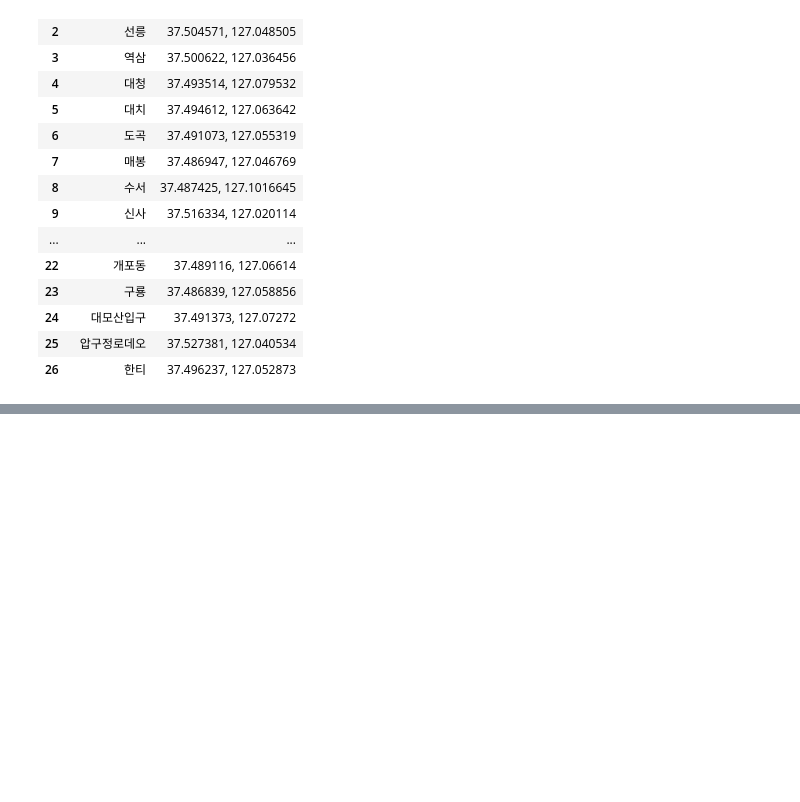
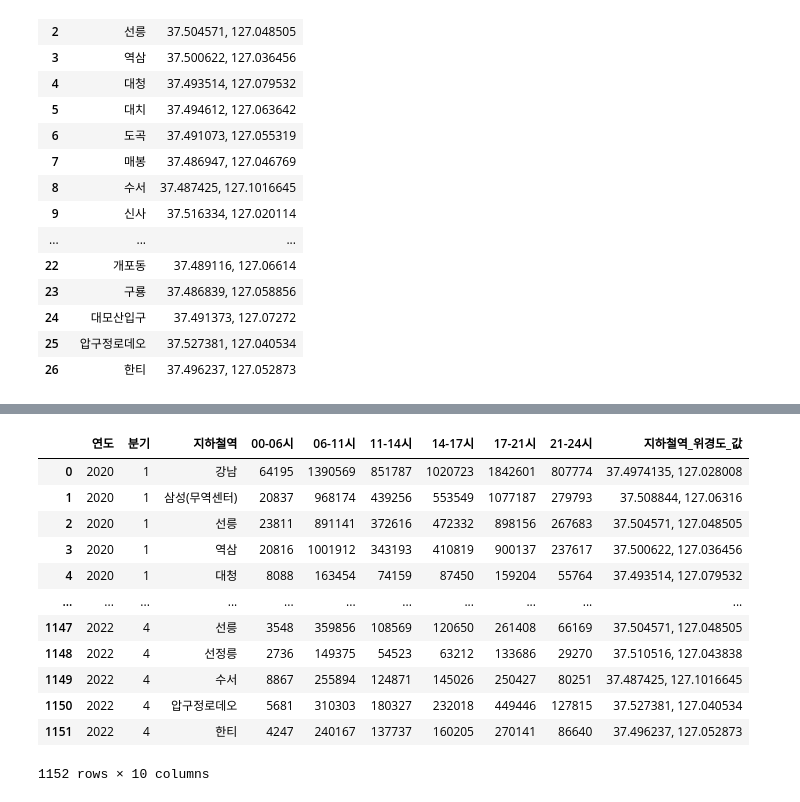
Before and after one commit to GyudongHan/Project_1, a Jupyter notebook: Public_transdata_test.ipynb, the cells around one changed output, grey strips where cells are left out. Drawn from its saved outputs; the diff is of its cells as text; code cells hidden in the pictures; blank space fills up the shorter version.

```diff
--- a/Public_transdata_test.ipynb
+++ b/Public_transdata_test.ipynb
@@ -225,0 +394,19 @@ ALL.to_csv('NoName.csv', index=False)
+# %%
+# SUB 데이터 프레임 손보기
+# 먼저 지하철 temp DF를 추출
+SUB_GN_temp = SUB_GN[['연도', '분기', '지하철역', '00-06시', '06-11시', '11-14시', '14-17시', '17-21시', '21-24시', '지하철역_위경도_값']]
+SUB_GN_temp
+# %% [output]
+|  | 연도 | 분기 | 지하철역 | 00-06시 | 06-11시 | 11-14시 | 14-17시 | 17-21시 | 21-24시 | 지하철역_위경도_값 |
+| 0 | 2020 | 1 | 강남 | 64195 | 1390569 | 851787 | 1020723 | 1842601 | 807774 | 37.4974135, 127.028008 |
+| 1 | 2020 | 1 | 삼성(무역센터) | 20837 | 968174 | 439256 | 553549 | 1077187 | 279793 | 37.508844, 127.06316 |
+| 2 | 2020 | 1 | 선릉 | 23811 | 891141 | 372616 | 472332 | 898156 | 267683 | 37.504571, 127.048505 |
+| 3 | 2020 | 1 | 역삼 | 20816 | 1001912 | 343193 | 410819 | 900137 | 237617 | 37.500622, 127.036456 |
+| 4 | 2020 | 1 | 대청 | 8088 | 163454 | 74159 | 87450 | 159204 | 55764 | 37.493514, 127.079532 |
+| ... | ... | ... | ... | ... | ... | ... | ... | ... | ... | ... |
+| 1147 | 2022 | 4 | 선릉 | 3548 | 359856 | 108569 | 120650 | 261408 | 66169 | 37.504571, 127.048505 |
+| 1148 | 2022 | 4 | 선정릉 | 2736 | 149375 | 54523 | 63212 | 133686 | 29270 | 37.510516, 127.043838 |
+| 1149 | 2022 | 4 | 수서 | 8867 | 255894 | 124871 | 145026 | 250427 | 80251 | 37.487425, 127.1016645 |
+| 1150 | 2022 | 4 | 압구정로데오 | 5681 | 310303 | 180327 | 232018 | 449446 | 127815 | 37.527381, 127.040534 |
+| 1151 | 2022 | 4 | 한티 | 4247 | 240167 | 137737 | 160205 | 270141 | 86640 | 37.496237, 127.052873 |
+1152 rows × 10 columns
```
Also changed, not shown: parts of 23 cells of this notebook, 2 other files.
